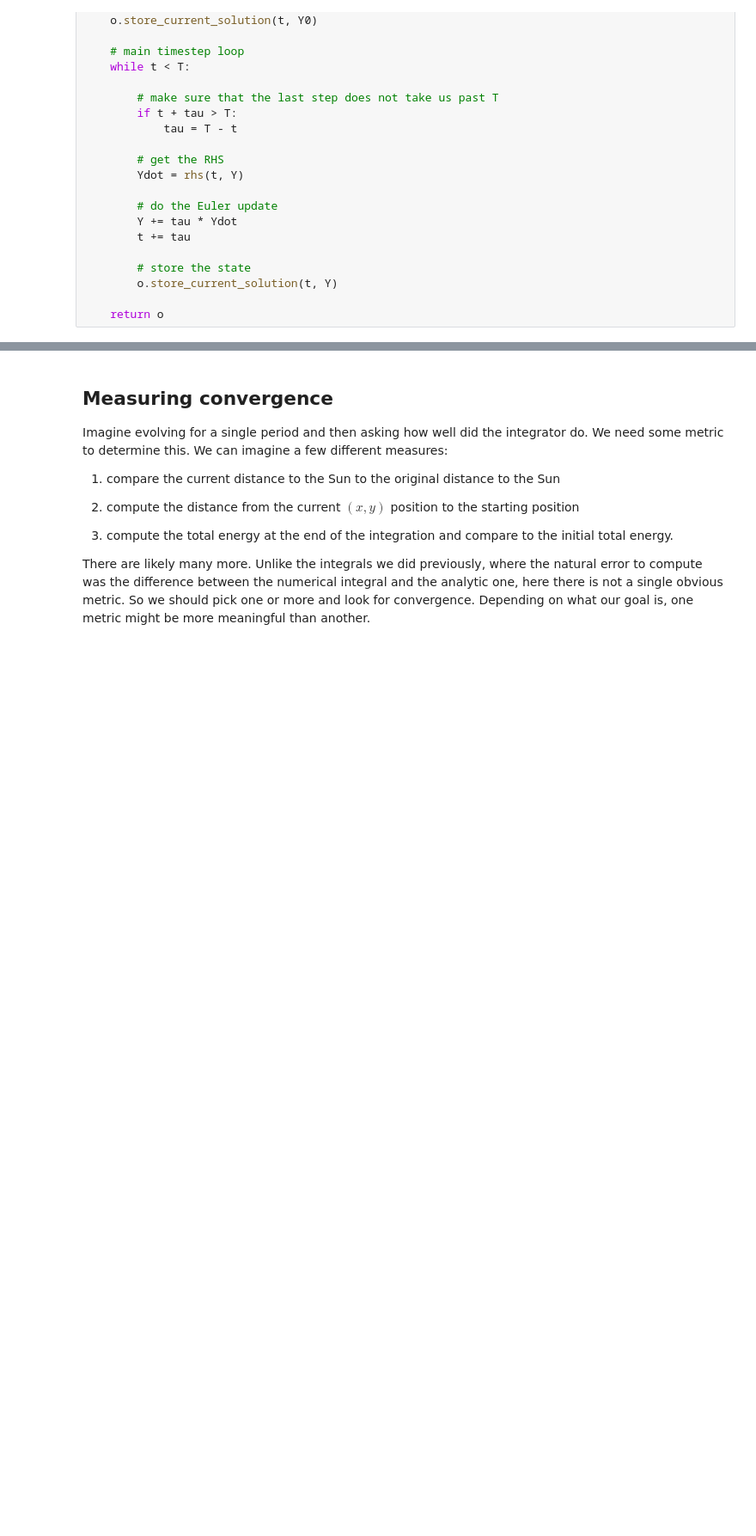
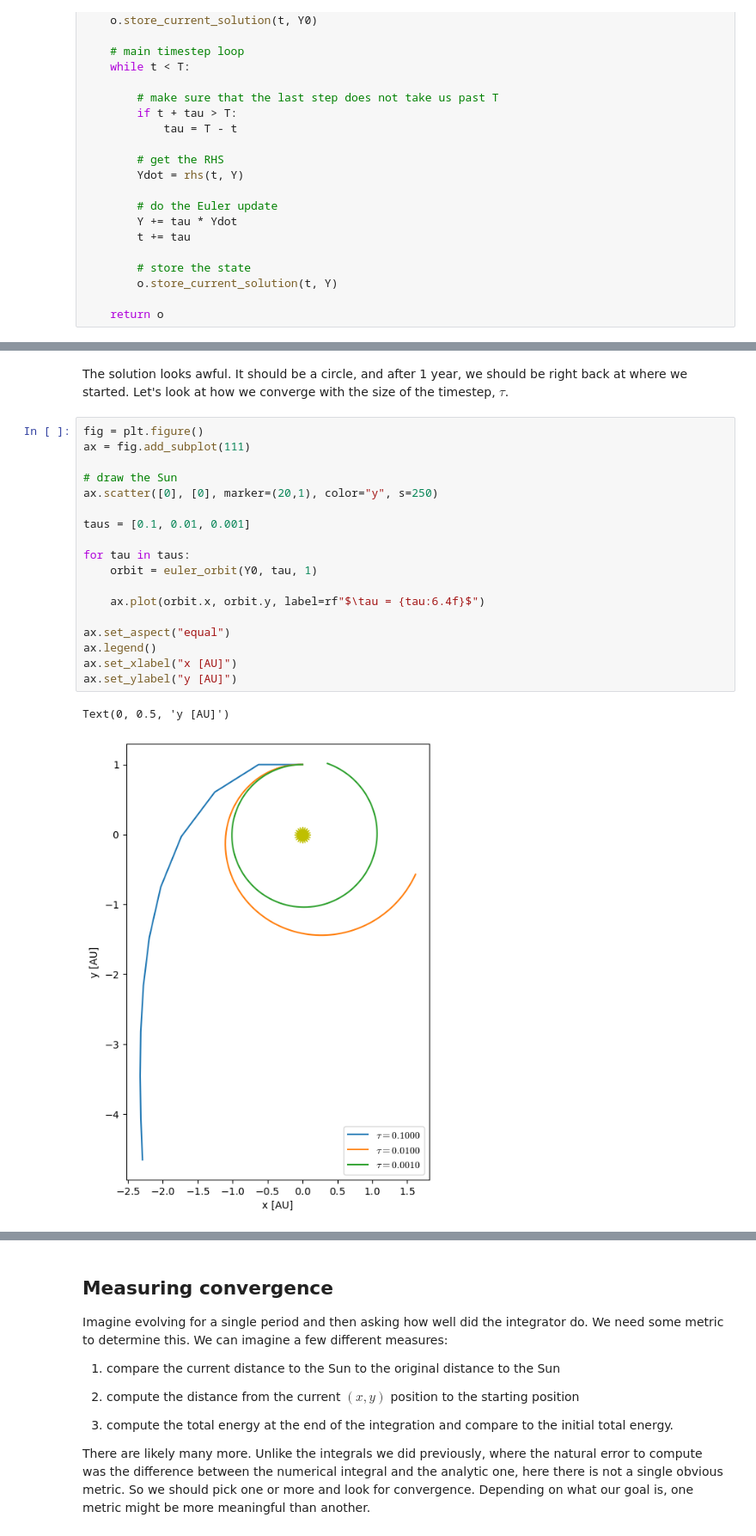
Before and after one commit to zingale/comp_astro_tutorial, a Jupyter notebook: content/04-ODEs.ipynb, the cells around one changed output, grey strips where cells are left out. Shown: that part at 86% size. Saved outputs shown, nothing was run; the diff lists cells and outputs as text; blank space fills up the shorter version.

```diff
--- a/content/04-ODEs.ipynb
+++ b/content/04-ODEs.ipynb
@@ -156,0 +168,23 @@ Text(0, 0.5, 'y [AU]')
+# %% [markdown]
+The solution looks awful.  It should be a circle, and after 1 year, we should be right back at where we started.  Let's look at how we converge with the size of the timestep, $\tau$.
+# %%
+fig = plt.figure()
+ax = fig.add_subplot(111)
+
+# draw the Sun
+ax.scatter([0], [0], marker=(20,1), color="y", s=250)
+
+taus = [0.1, 0.01, 0.001]
+
+for tau in taus:
+    orbit = euler_orbit(Y0, tau, 1)
+
+    ax.plot(orbit.x, orbit.y, label=rf"$\tau = {tau:6.4f}$")
+
+ax.set_aspect("equal")
+ax.legend()
+ax.set_xlabel("x [AU]")
+ax.set_ylabel("y [AU]")
+# %% [output]
+Text(0, 0.5, 'y [AU]')
+[figure, added]
```
Also changed, not shown: parts of 10 cells of this notebook.
